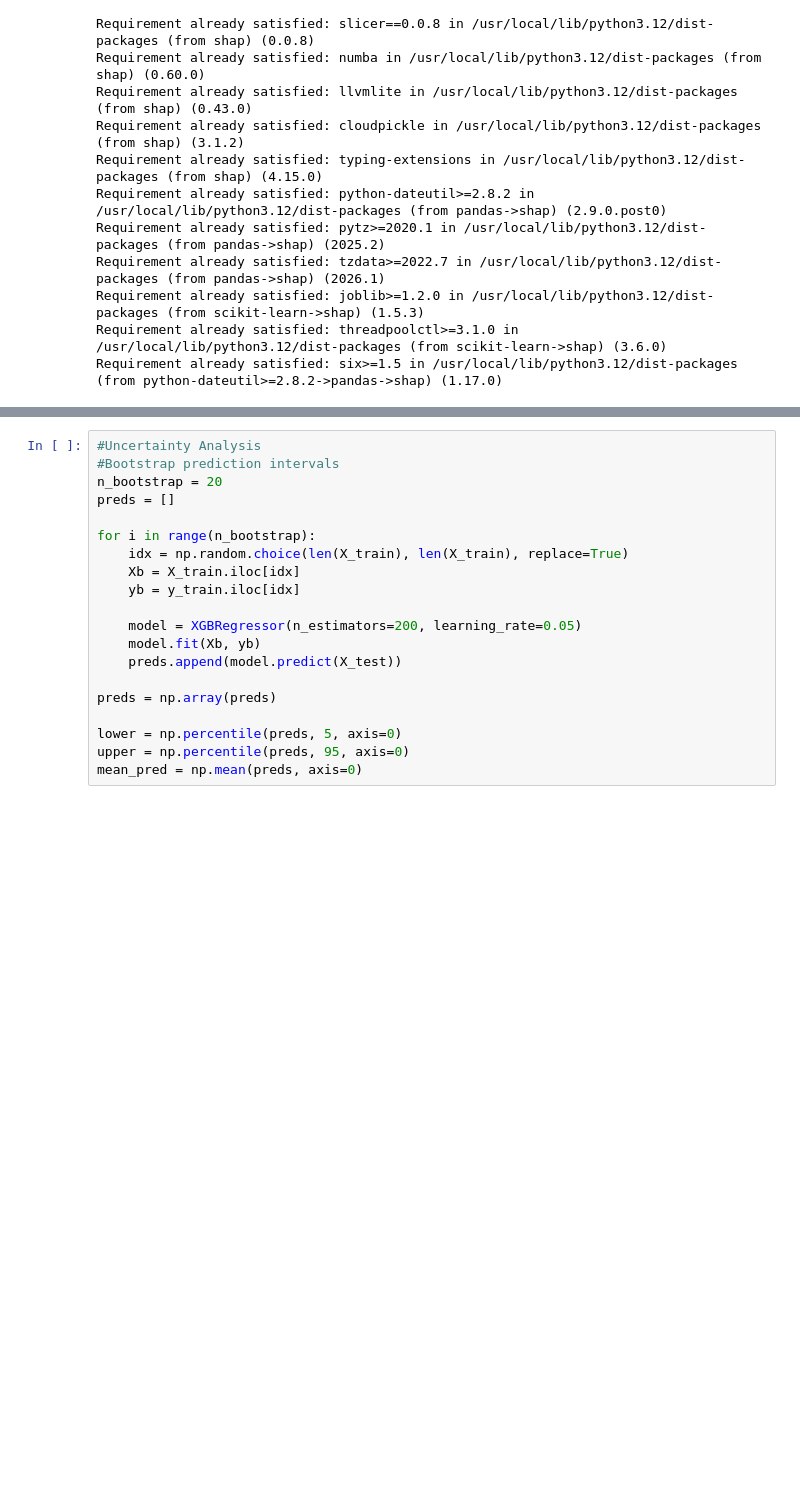
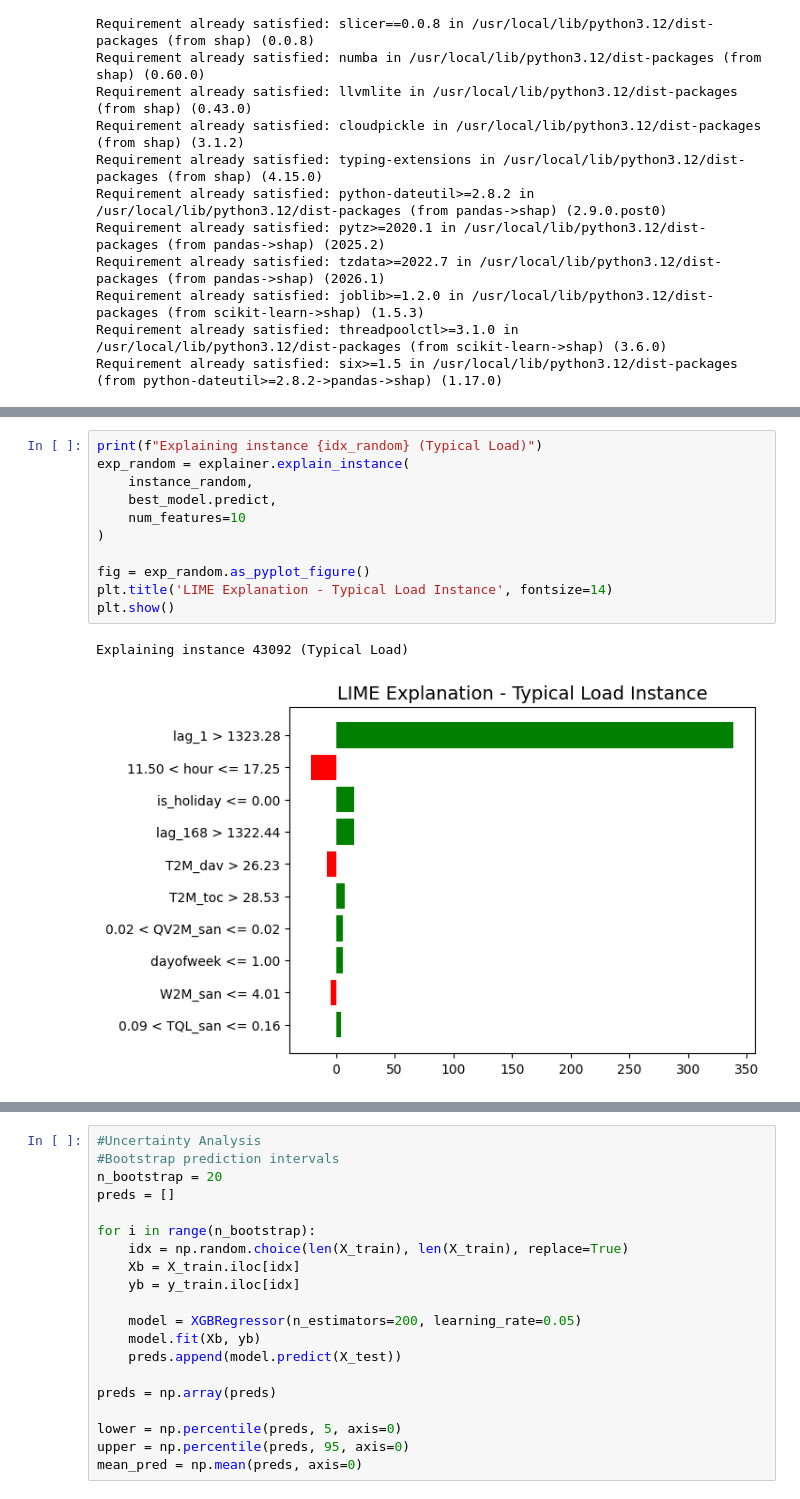
Before and after one commit to proshenjitbarua06-dot/skill-morph, a Jupyter notebook: "Comparative_Analysis_of_Machine_Learning_Techniques_for_Peak_Load_Forecasting_in_Regional_Grids_Using_Weather_and_Calendar_Features".ipynb, the cells around one changed output, grey strips where cells are left out. Saved outputs shown, nothing was run; the diff lists cells and outputs as text; blank space fills up the shorter version.

```diff
--- a/"Comparative_Analysis_of_Machine_Learning_Techniques_for_Peak_Load_Forecasting_in_Regional_Grids_Using_Weather_and_Calendar_Features".ipynb
+++ b/"Comparative_Analysis_of_Machine_Learning_Techniques_for_Peak_Load_Forecasting_in_Regional_Grids_Using_Weather_and_Calendar_Features".ipynb
@@ -367,0 +432,14 @@ shap.summary_plot(shap_values, X_test)
+# %%
+print(f"Explaining instance {idx_random} (Typical Load)")
+exp_random = explainer.explain_instance(
+    instance_random,
+    best_model.predict,
+    num_features=10
+)
+
+fig = exp_random.as_pyplot_figure()
+plt.title('LIME Explanation - Typical Load Instance', fontsize=14)
+plt.show()
+# %% [output]
+Explaining instance 43092 (Typical Load)
+[figure, added]
```
Also changed, not shown: parts of 9 cells of this notebook.
